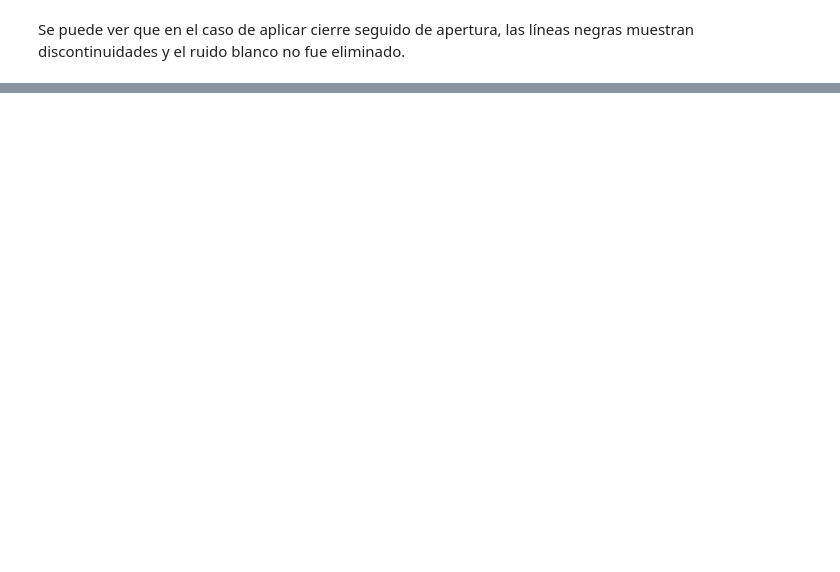
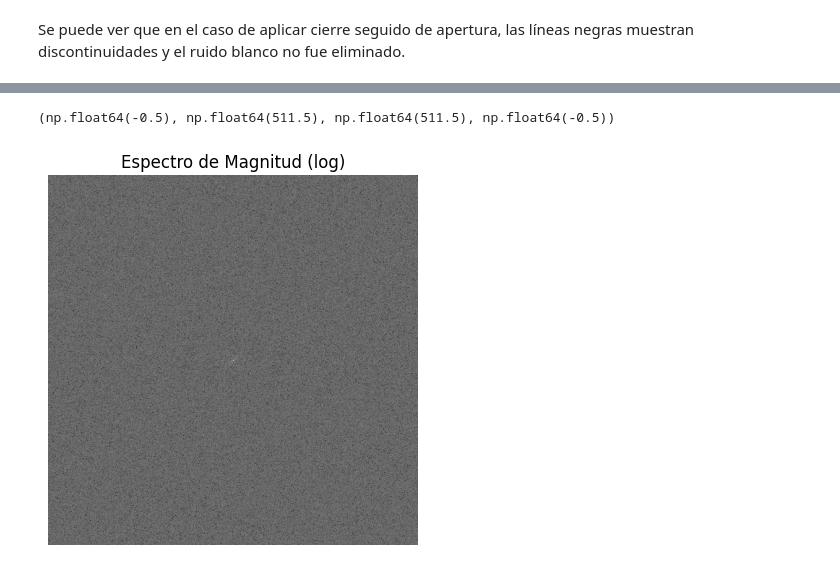
Before and after one commit to ArielaMishaanCohen/LAB2, a Jupyter notebook: LAB2.ipynb, the cells around one changed output, grey strips where cells are left out. Saved outputs shown, nothing was run; the diff lists cells and outputs as text; code cells hidden in the pictures; blank space fills up the shorter version.

```diff
--- a/LAB2.ipynb
+++ b/LAB2.ipynb
@@ -256,0 +244,6 @@ Se puede ver que en el caso de aplicar cierre seguido de apertura, las líneas n
+# %%
+img = cv2.imread("textile_defect.jpg", cv2.IMREAD_GRAYSCALE)
+
+plt.imshow(img, cmap='gray')
+plt.title("Imagen original (tela)")
+plt.axis("off")
@@ -256,0 +253,13 @@ Se puede ver que en el caso de aplicar cierre seguido de apertura, las líneas n
+# %%
+# FFT y espectro de magnitud
+f = np.fft.fft2(img)
+fshift = np.fft.fftshift(f)
+
+magnitude = np.log(1 + np.abs(fshift))
+
+plt.imshow(magnitude, cmap='gray')
+plt.title("Espectro de Magnitud (log)")
+plt.axis("off")
+# %% [output]
+(np.float64(-0.5), np.float64(511.5), np.float64(511.5), np.float64(-0.5))
+[figure, added]
```
Also changed, not shown: parts of 19 cells of this notebook.
